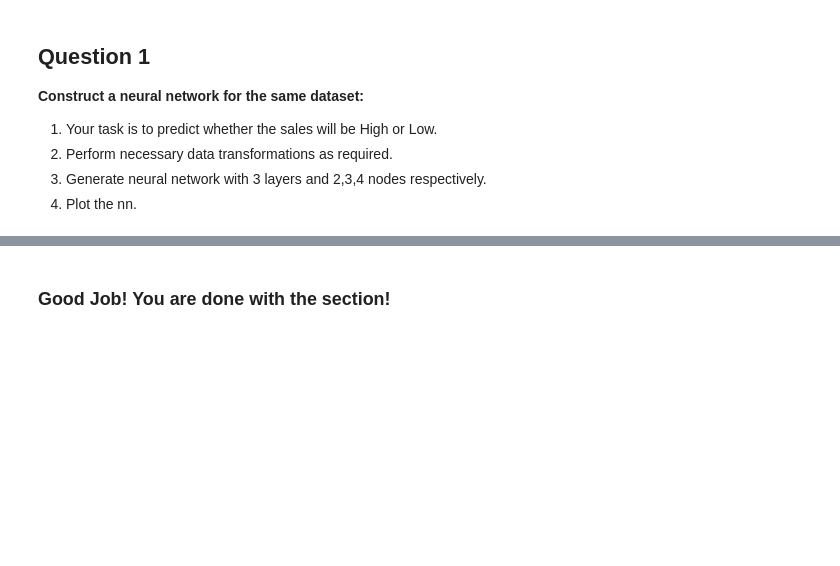
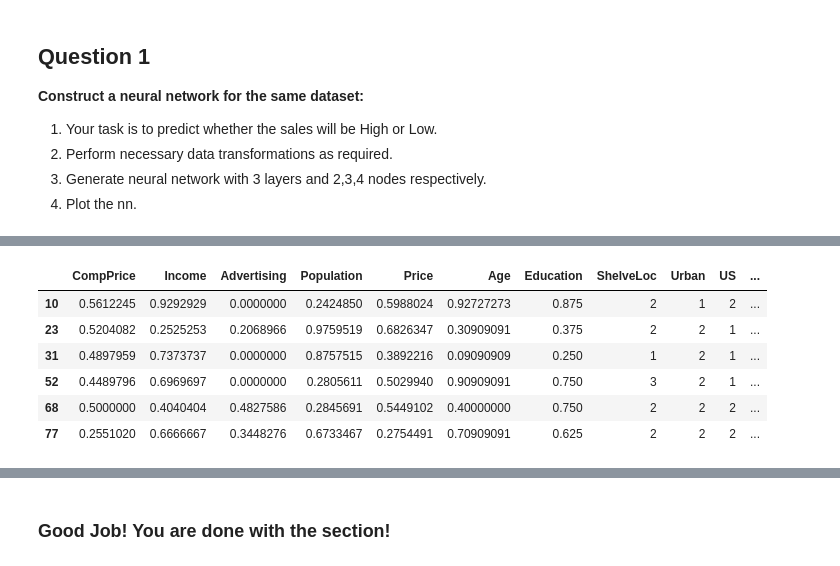
Before and after one commit to asad2011ai/Machine_Learning-Supervised_Learning, a Jupyter notebook: Supervised Learning.ipynb, the cells around one changed output, grey strips where cells are left out. Saved outputs shown, nothing was run; the diff lists cells and outputs as text; code cells hidden in the pictures; blank space fills up the shorter version.

```diff
--- a/Supervised Learning.ipynb
+++ b/Supervised Learning.ipynb
@@ -1190,0 +1364,3 @@ Levels: 0 1
+# %%
+df_norm <- cbind(df_norm,dfb)
+head(df_norm)
@@ -1190,0 +1446,10 @@ Levels: 0 1
+# %%
+head(test_n)
+# %% [output]
+|  | CompPrice | Income | Advertising | Population | Price | Age | Education | ShelveLoc | Urban | US | ... |
+| 10 | 0.5612245 | 0.9292929 | 0.0000000 | 0.2424850 | 0.5988024 | 0.92727273 | 0.875 | 2 | 1 | 2 | ... |
+| 23 | 0.5204082 | 0.2525253 | 0.2068966 | 0.9759519 | 0.6826347 | 0.30909091 | 0.375 | 2 | 2 | 1 | ... |
+| 31 | 0.4897959 | 0.7373737 | 0.0000000 | 0.8757515 | 0.3892216 | 0.09090909 | 0.250 | 1 | 2 | 1 | ... |
+| 52 | 0.4489796 | 0.6969697 | 0.0000000 | 0.2805611 | 0.5029940 | 0.90909091 | 0.750 | 3 | 2 | 1 | ... |
+| 68 | 0.5000000 | 0.4040404 | 0.4827586 | 0.2845691 | 0.5449102 | 0.40000000 | 0.750 | 2 | 2 | 2 | ... |
+| 77 | 0.2551020 | 0.6666667 | 0.3448276 | 0.6733467 | 0.2754491 | 0.70909091 | 0.625 | 2 | 2 | 2 | ... |
```
Also changed, not shown: parts of 49 cells of this notebook, 1 other file.
